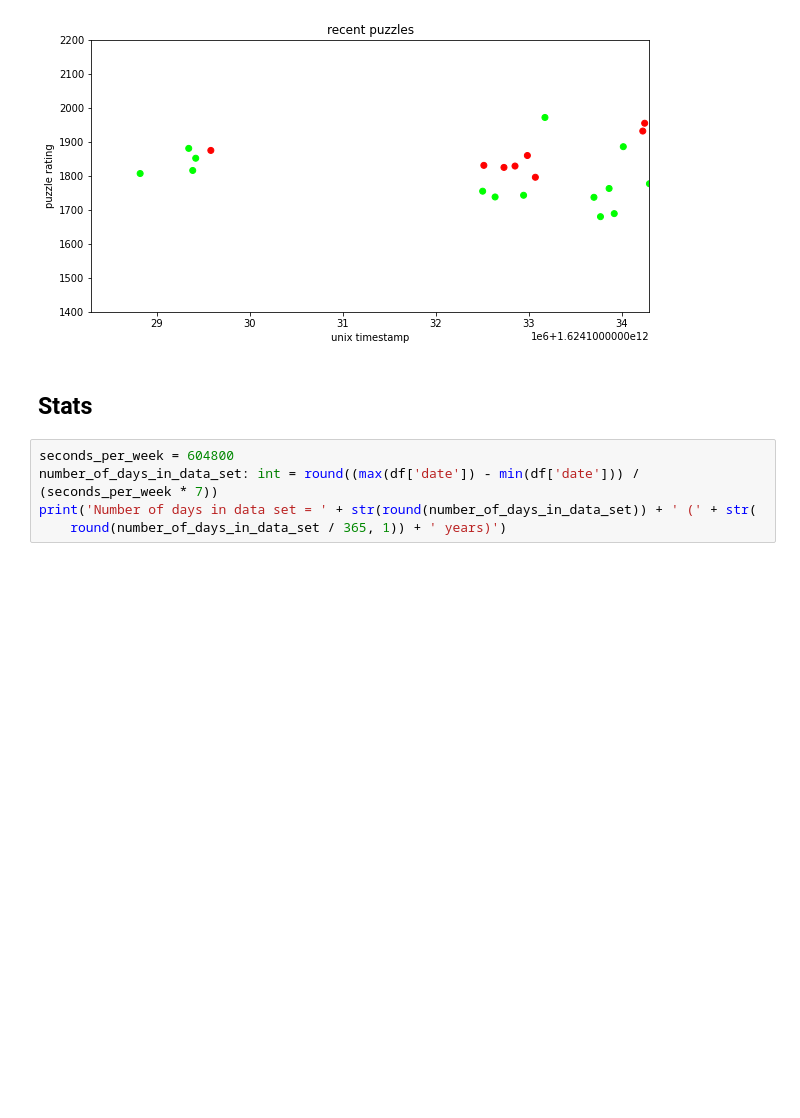
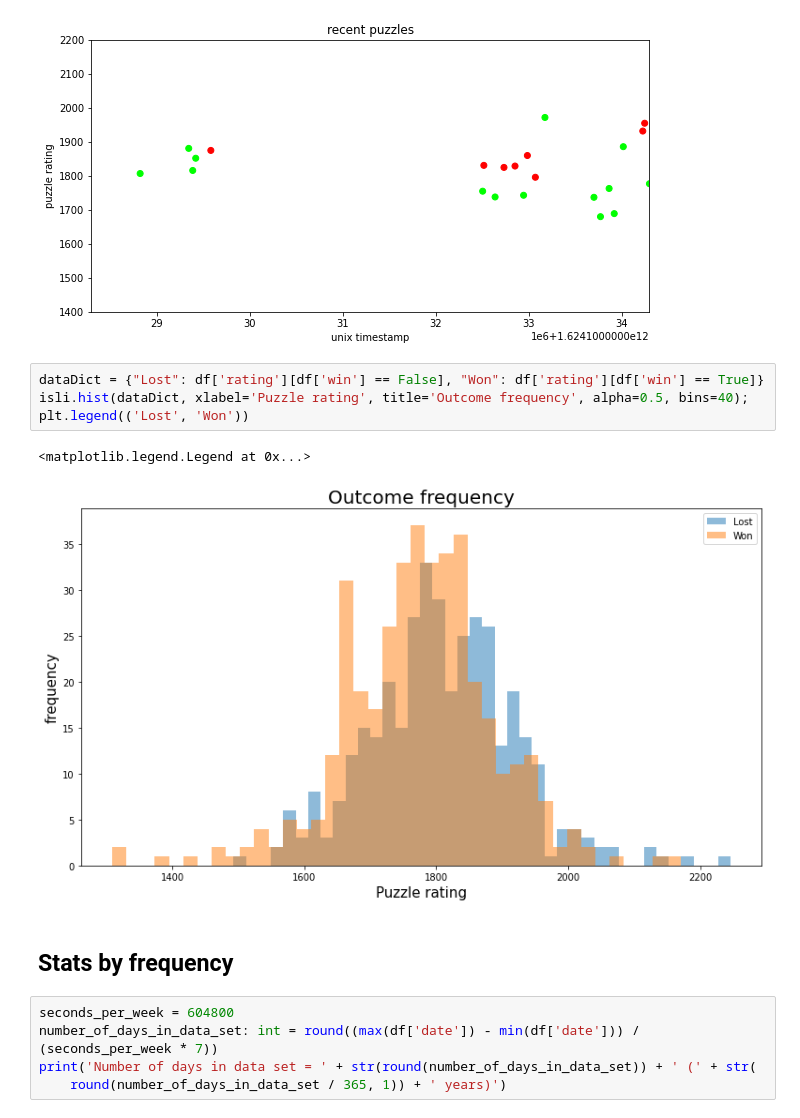
Before and after one commit to Mitchellpkt/lichess-data-viz, a Jupyter notebook: analysis.ipynb, the cells around one changed output. Saved outputs shown, nothing was run; the diff lists cells and outputs as text; blank space fills up the shorter version.

Commit message:
adds win/loss dual hist

```diff
--- a/analysis.ipynb
+++ b/analysis.ipynb
@@ -68,8 +68,15 @@ plt.ylabel('puzzle rating')
 plt.ylim((1400, 2200));
 # %% [output]
 [figure]
+# %%
+dataDict = {"Lost": df['rating'][df['win'] == False], "Won": df['rating'][df['win'] == True]}
+isli.hist(dataDict, xlabel='Puzzle rating', title='Outcome frequency', alpha=0.5, bins=40);
+plt.legend(('Lost', 'Won'))
+# %% [output]
+<matplotlib.legend.Legend at 0x...>
+[figure, added]
 # %% [markdown]
-## Stats
+## Stats by frequency
 # %%
 seconds_per_week = 604800
 number_of_days_in_data_set: int = round((max(df['date']) - min(df['date'])) / (seconds_per_week * 7))
```
Also changed, not shown: parts of 2 cells of this notebook.
